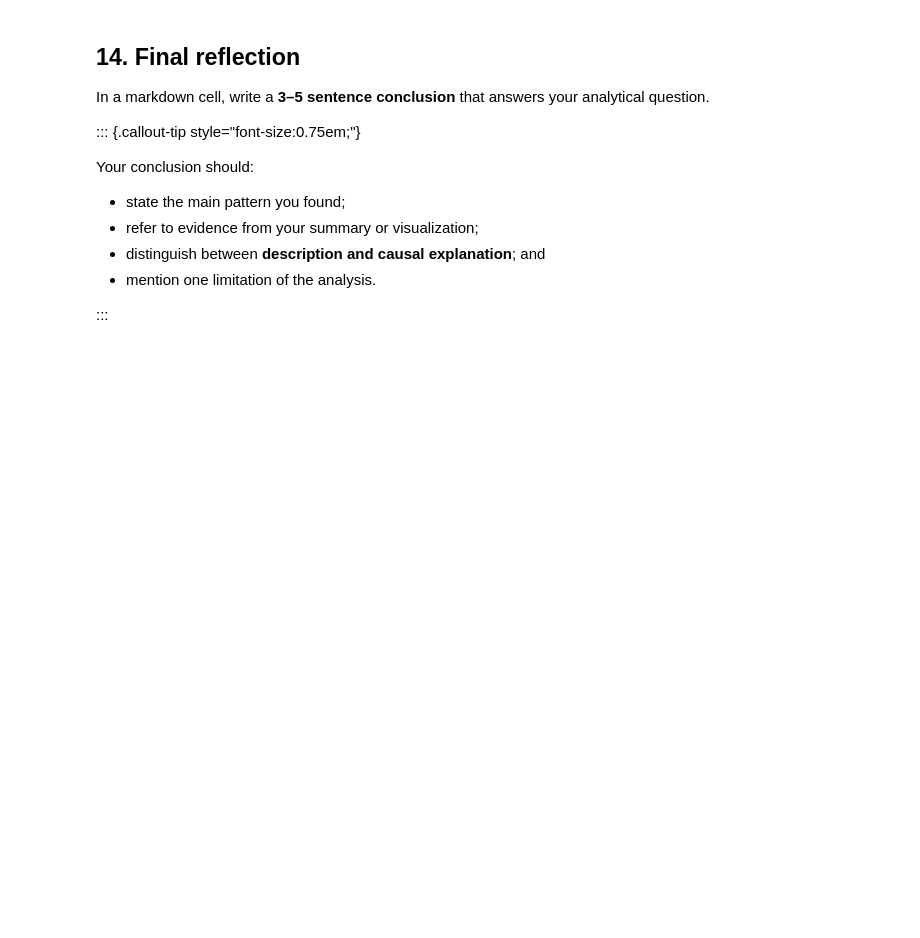
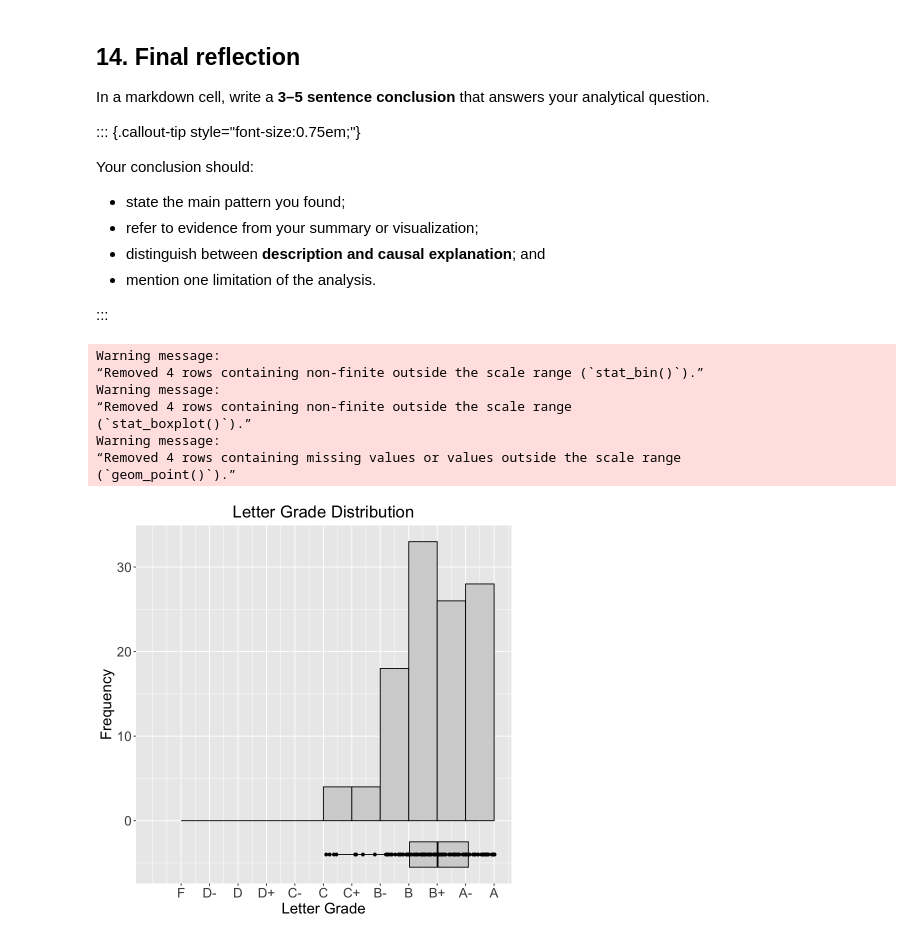
Before and after one commit to satadisha/data-exploratorium, a Jupyter notebook: DS3100/Unit_02/DS3100_Tennessee_Wrangling_EDA_Visualization_Case_Study_R.ipynb, the cells around one changed output. Drawn from its saved outputs; the diff is of its cells as text; code cells hidden in the pictures; blank space fills up the shorter version.

```diff
--- a/DS3100/Unit_02/DS3100_Tennessee_Wrangling_EDA_Visualization_Case_Study_R.ipynb
+++ b/DS3100/Unit_02/DS3100_Tennessee_Wrangling_EDA_Visualization_Case_Study_R.ipynb
@@ -743,3 +743,51 @@ Your conclusion should:
 - mention one limitation of the analysis.
 
 :::
+# %%
+load("data/PluckData.RData")
+
+# let's make a custom scale with breaks that align with our letter grade encoding
+# sequence and round to get appropriate breaks
+grade_breaks <- round(seq(0.33, 4.00, 1/3), 3)
+x_axis <- scale_x_continuous(
+    name = "Letter Grade",
+    limits = c(0.00, 4.00),
+    breaks = grade_breaks,
+    labels = c("F", "D-", "D", "D+", "C-", "C", "C+", "B-", "B", "B+", "A-", "A")
+  )
+
+# theme customizes the non-data components of your plot
+my_theme <- theme(
+    axis.text = element_text(size = 16),
+    # axis.text.x = element_text(angle = 45, hjust = 1),
+    axis.title = element_text(size = 18),
+    plot.title = element_text(
+    size = 20,
+    hjust = 0.50
+    )
+  )
+
+# Create histogram as *first* layer
+ggplot(data = dataset, aes(x = GPA)) +
+  geom_histogram( # first layer
+    breaks = grade_breaks,
+    color = "black", fill = "lightgrey"
+  )+
+  geom_boxplot( # second layer
+    color = "black", fill = "lightgrey",
+    aes(y = -4), width = 3
+  )+
+  geom_point( # third layer
+    aes(y = -4), color = "black" # notice we used `color` rather than `fill`
+  ) + x_axis + my_theme +
+  labs(y = "Frequency", title = "Letter Grade Distribution")
+# %% [output]
+Warning message:
+“Removed 4 rows containing non-finite outside the scale range (`stat_bin()`).”
+Warning message:
+“Removed 4 rows containing non-finite outside the scale range
+(`stat_boxplot()`).”
+Warning message:
+“Removed 4 rows containing missing values or values outside the scale range
+(`geom_point()`).”
+[figure, added]
```
Also changed, not shown: parts of 2 cells of this notebook, 6 other files.
